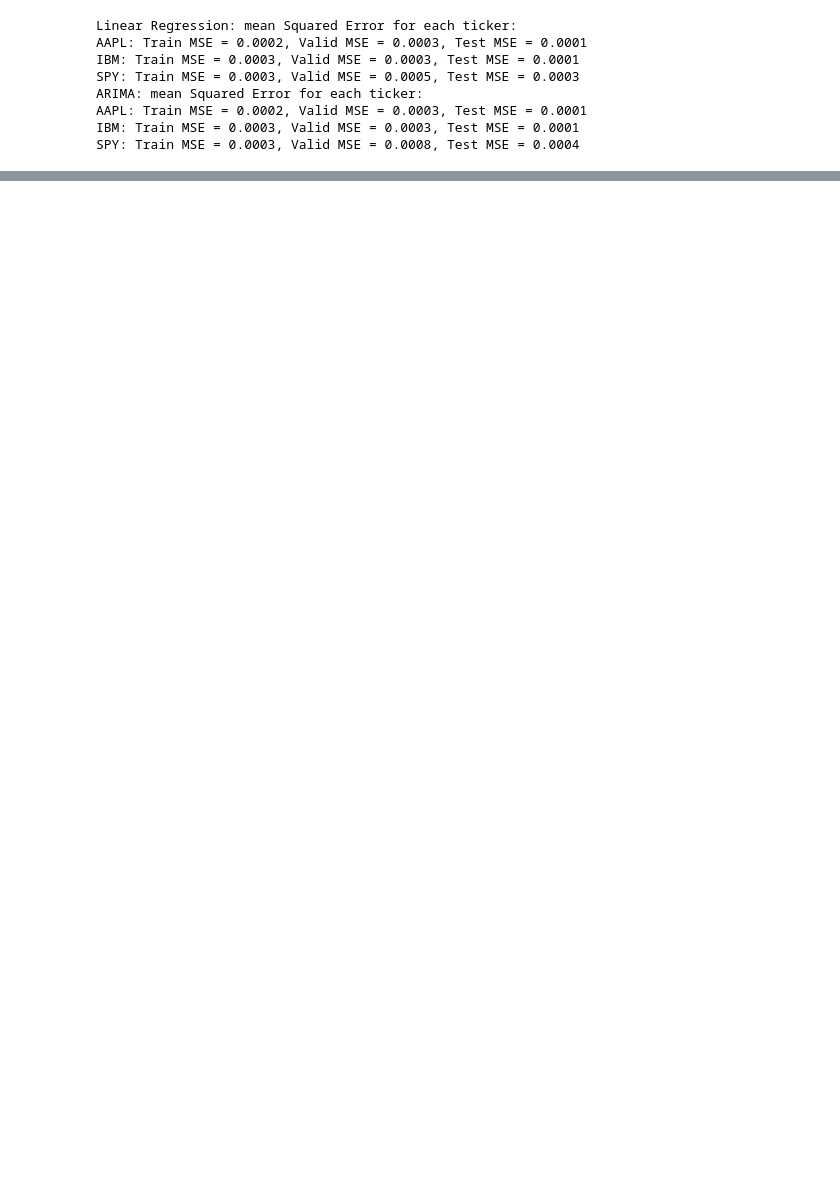
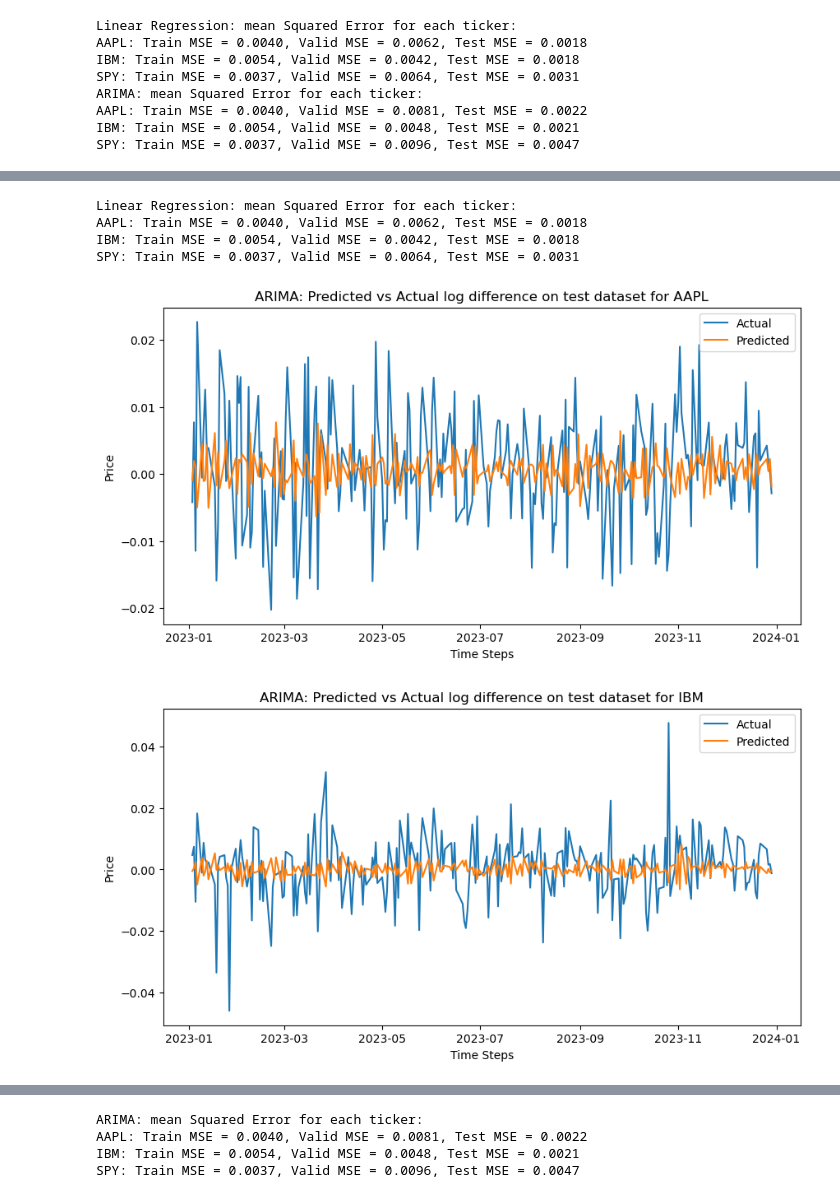
Before and after one commit to yshirai999/Erdos-project, a Jupyter notebook: Main.ipynb, the cells around one changed output, grey strips where cells are left out. Drawn from its saved outputs; the diff is of its cells as text; code cells hidden in the pictures; blank space fills up the shorter version.

```diff
--- a/Main.ipynb
+++ b/Main.ipynb
@@ -7,15 +19,19 @@ from tensorflow.keras.layers import SimpleRNN, LSTM
 # %%
-Model = RC()
+ModelRC = RC()
 
 for m in [LinearRegression,ARIMA]:
-    Model.Prediction(m)
-    Model.Visualization(m,False)
+    ModelRC.Prediction(m)
+    ModelRC.Visualization(m,False)
 # %% [output]
 Linear Regression: mean Squared Error for each ticker:
-AAPL: Train MSE = 0.0002, Valid MSE = 0.0003, Test MSE = 0.0001
-IBM: Train MSE = 0.0003, Valid MSE = 0.0003, Test MSE = 0.0001
-SPY: Train MSE = 0.0003, Valid MSE = 0.0005, Test MSE = 0.0003
+AAPL: Train MSE = 0.0040, Valid MSE = 0.0062, Test MSE = 0.0018
+IBM: Train MSE = 0.0054, Valid MSE = 0.0042, Test MSE = 0.0018
+SPY: Train MSE = 0.0037, Valid MSE = 0.0064, Test MSE = 0.0031
 ARIMA: mean Squared Error for each ticker:
-AAPL: Train MSE = 0.0002, Valid MSE = 0.0003, Test MSE = 0.0001
-IBM: Train MSE = 0.0003, Valid MSE = 0.0003, Test MSE = 0.0001
-SPY: Train MSE = 0.0003, Valid MSE = 0.0008, Test MSE = 0.0004
+AAPL: Train MSE = 0.0040, Valid MSE = 0.0081, Test MSE = 0.0022
+IBM: Train MSE = 0.0054, Valid MSE = 0.0048, Test MSE = 0.0021
+SPY: Train MSE = 0.0037, Valid MSE = 0.0096, Test MSE = 0.0047
+# %%
+for m in [LinearRegression,ARIMA]:
+    ModelRC.Visualization(m,True)
+# %% [output]
@@ -21,0 +41,6 @@ SPY: Train MSE = 0.0003, Valid MSE = 0.0008, Test MSE = 0.0004
+Linear Regression: mean Squared Error for each ticker:
+AAPL: Train MSE = 0.0040, Valid MSE = 0.0062, Test MSE = 0.0018
+IBM: Train MSE = 0.0054, Valid MSE = 0.0042, Test MSE = 0.0018
+SPY: Train MSE = 0.0037, Valid MSE = 0.0064, Test MSE = 0.0031
+[figure, added]
+[figure, added]
@@ -22 +48,5 @@ SPY: Train MSE = 0.0003, Valid MSE = 0.0008, Test MSE = 0.0004
+ARIMA: mean Squared Error for each ticker:
+AAPL: Train MSE = 0.0040, Valid MSE = 0.0081, Test MSE = 0.0022
+IBM: Train MSE = 0.0054, Valid MSE = 0.0048, Test MSE = 0.0021
+SPY: Train MSE = 0.0037, Valid MSE = 0.0096, Test MSE = 0.0047
 # %%
```
Also changed, not shown: parts of 5 cells of this notebook, 3 other files.
